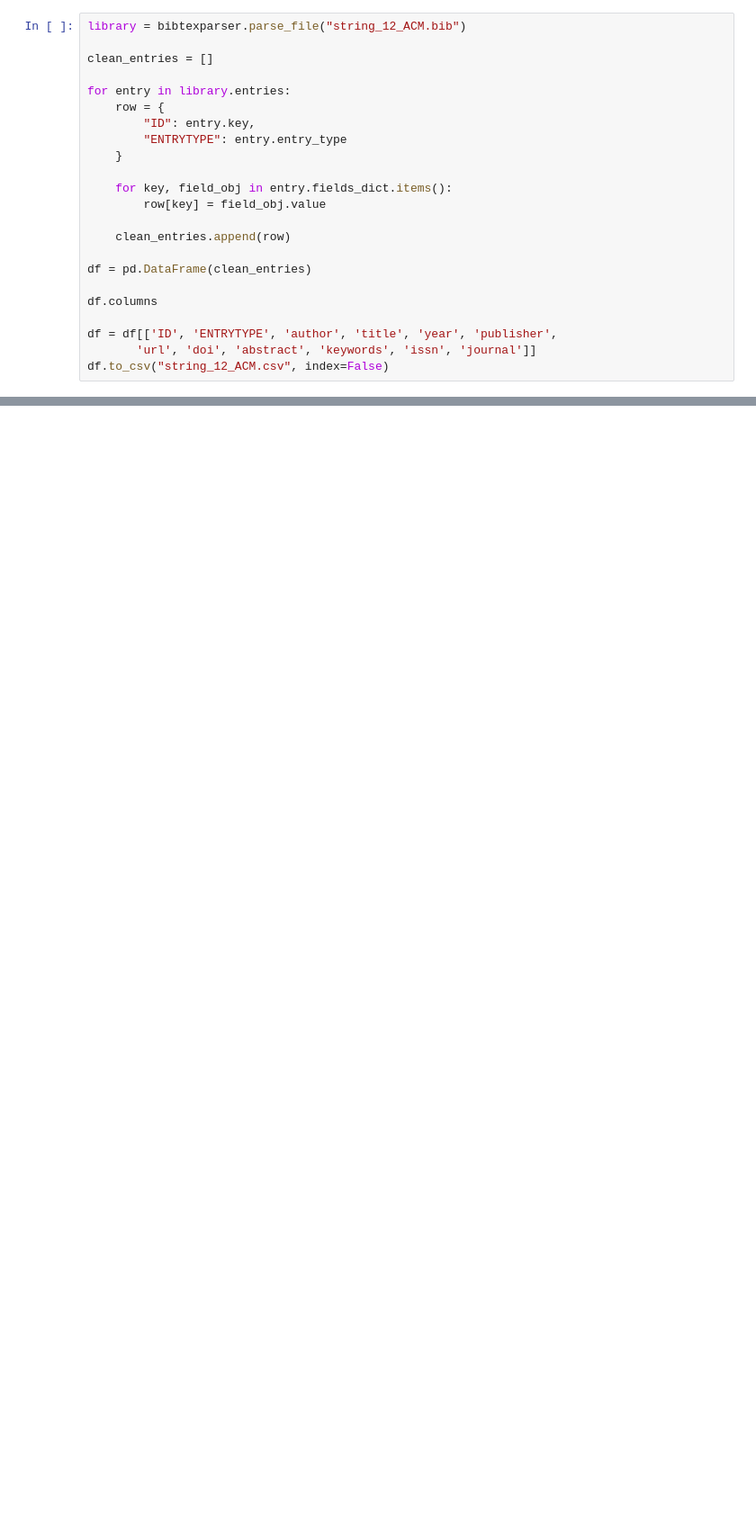
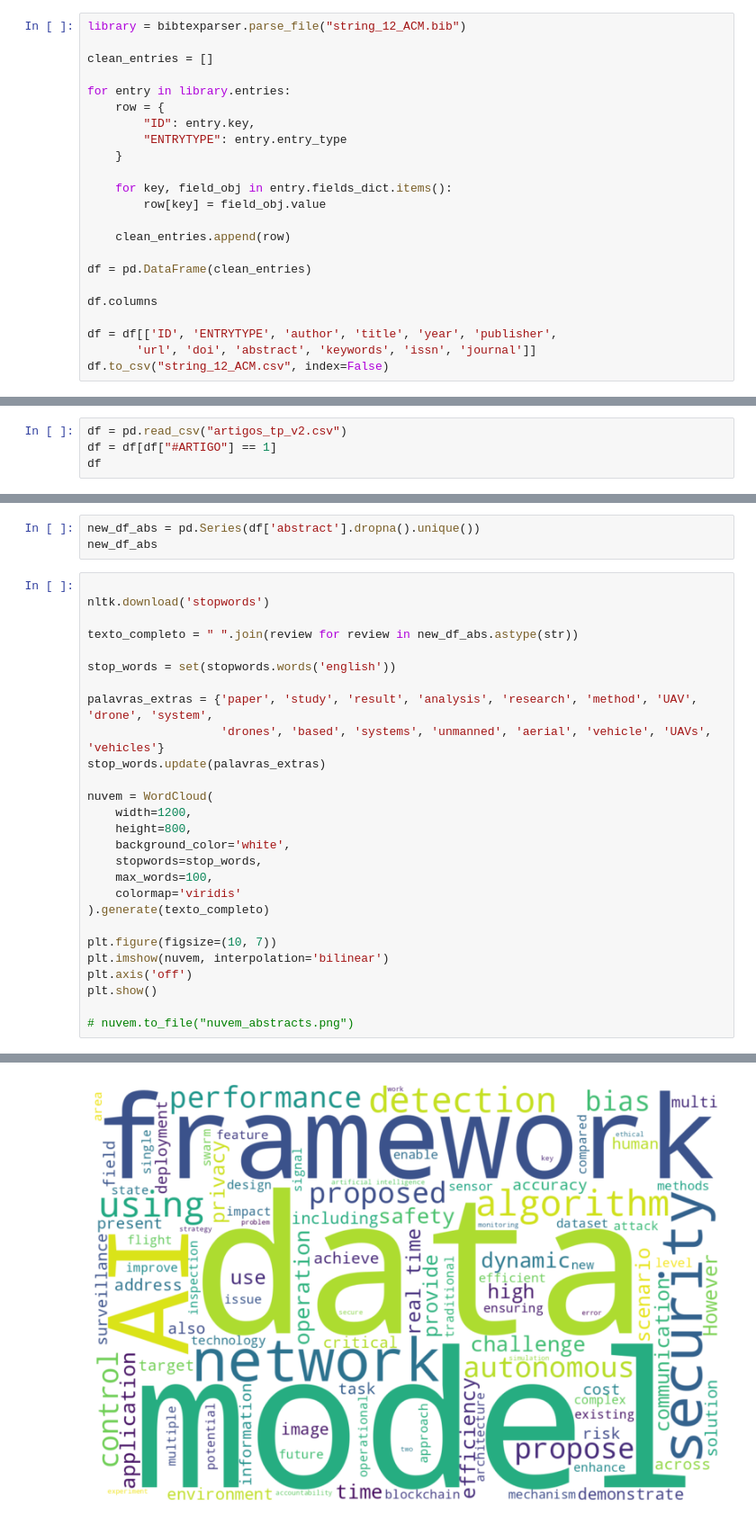
Before and after one commit to JBradachi/context-of-drones, a Jupyter notebook: literature_review.ipynb, the cells around one changed output, grey strips where cells are left out. Shown at 90% size. Drawn from its saved outputs; the diff is of its cells as text; blank space fills up the shorter version.

```diff
--- a/literature_review.ipynb
+++ b/literature_review.ipynb
@@ -178,0 +268,4 @@ df.to_csv("string_12_ACM.csv", index=False)
+# %%
+df = pd.read_csv("artigos_tp_v2.csv")
+df = df[df["#ARTIGO"] == 1]
+df
@@ -178,0 +331,31 @@ df.to_csv("string_12_ACM.csv", index=False)
+# %%
+new_df_abs = pd.Series(df['abstract'].dropna().unique())
+new_df_abs
+# %%
+
+nltk.download('stopwords')
+
+texto_completo = " ".join(review for review in new_df_abs.astype(str))
+
+stop_words = set(stopwords.words('english'))
+
+palavras_extras = {'paper', 'study', 'result', 'analysis', 'research', 'method', 'UAV', 'drone', 'system',
+                   'drones', 'based', 'systems', 'unmanned', 'aerial', 'vehicle', 'UAVs', 'vehicles'}
+stop_words.update(palavras_extras)
+
+nuvem = WordCloud(
+    width=1200,
+    height=800,
+    background_color='white',
+    stopwords=stop_words,
+    max_words=100,
+    colormap='viridis'
+).generate(texto_completo)
+
+plt.figure(figsize=(10, 7))
+plt.imshow(nuvem, interpolation='bilinear')
+plt.axis('off')
+plt.show()
+
+# nuvem.to_file("nuvem_abstracts.png")
+# %% [output]
@@ -178,0 +364 @@ df.to_csv("string_12_ACM.csv", index=False)
+[figure, added]
```
Also changed, not shown: parts of 18 cells of this notebook, 21 other files.
